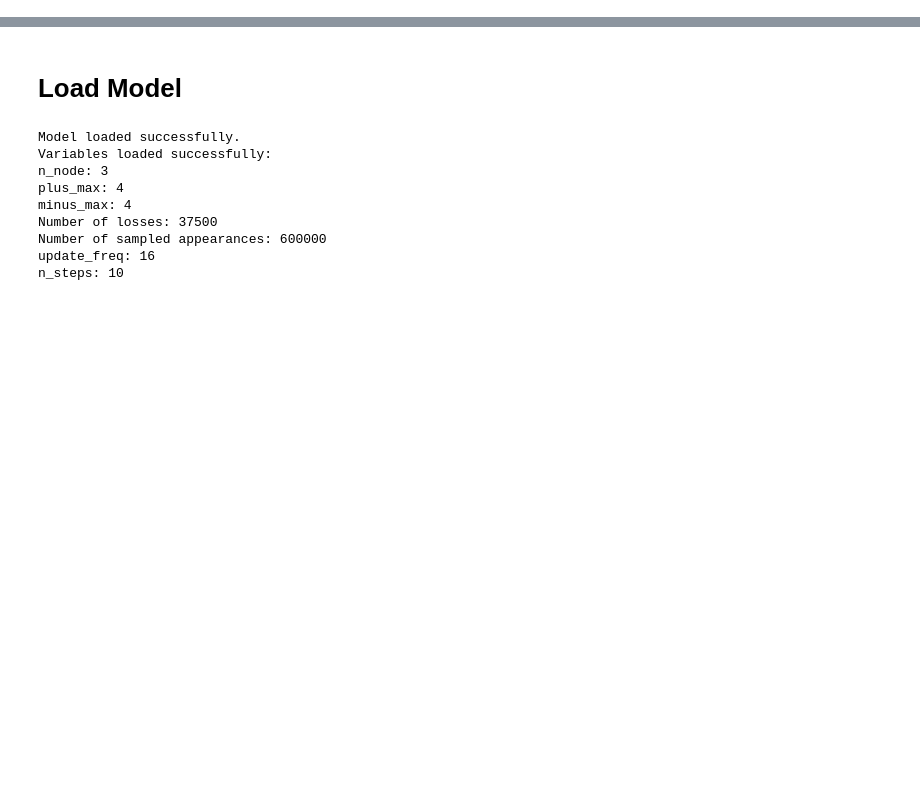
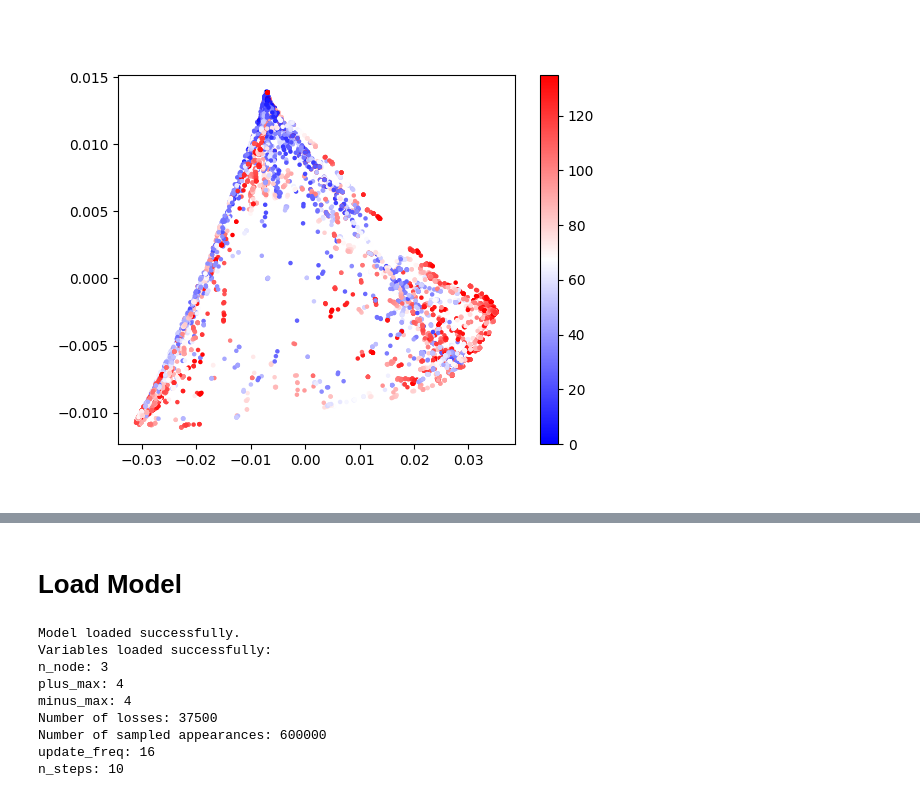
Before and after one commit to qhuang20/discrete-gflownet, a Jupyter notebook: test_phate.ipynb, the cells around one changed output, grey strips where cells are left out. Cells and saved outputs as stored; diff of their text form; code cells hidden in the pictures; blank space fills up the shorter version.

```diff
--- a/test_phate.ipynb
+++ b/test_phate.ipynb
@@ -0,0 +549,4 @@
+# %%
+all_states = states
+# %%
+all_states_flat = np.concatenate(tuple(all_states), axis=0)
@@ -0,0 +640,43 @@
+# %%
+fig = plt.figure(figsize=(9, 9), dpi=100)
+ax = fig.add_subplot(projection='3d')
+
+for i in range(0, N_traj):
+    offset=0
+    for j in range(0, i-1):
+        offset+=len(all_states[j])
+    #im  = ax.plot(*embedding[offset:offset+len(all_states[i]), :].T, color="k", lw=0.01)
+    im  = ax.scatter(*embedding[offset:offset+len(all_states[i]), :].T, s=5,
+                     c=np.arange(0, len(all_states[i]), 1), cmap="bwr")
+
+
+ax.view_init(50, 0)
+
+
+def update(t):
+    print(t)
+    ax.view_init(50, t)
+
+    return im,
+
+ani = anim.FuncAnimation(fig, update, frames=180, interval=100, blit=True)
+ani.save("3d_phate_5-peaks.mp4")
+
+
+#plt.colorbar(im)
+plt.show()
+# %%
+fig, ax = plt.subplots(1, 1)
+
+for i in range(0, N_traj):
+    offset=0
+    for j in range(0, i-1):
+        offset+=len(all_states[j])
+    #im  = ax.plot(*embedding[offset:offset+len(all_states[i]), :].T, color="k", lw=0.01)
+    im  = ax.scatter(*embedding[offset:offset+len(all_states[i]), :].T, s=5,
+                     c=np.arange(0, len(all_states[i]), 1), cmap="bwr")
+
+plt.colorbar(im)
+plt.show()
+# %% [output]
+[figure, added]
```
Also changed, not shown: parts of 17 cells of this notebook, 3 other files.
